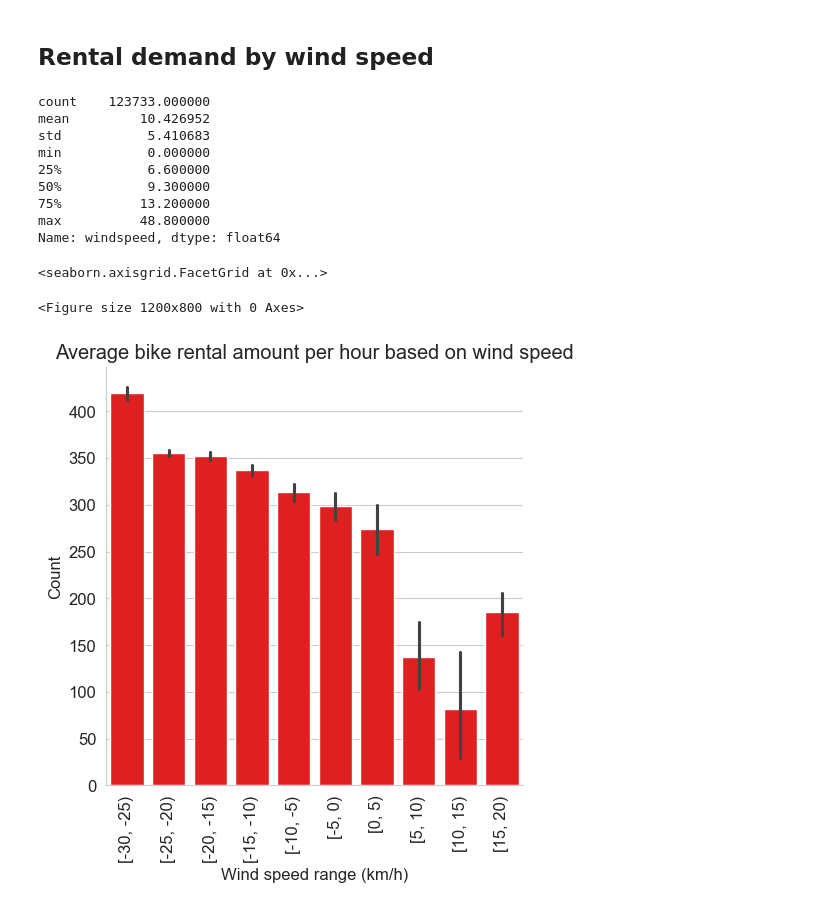
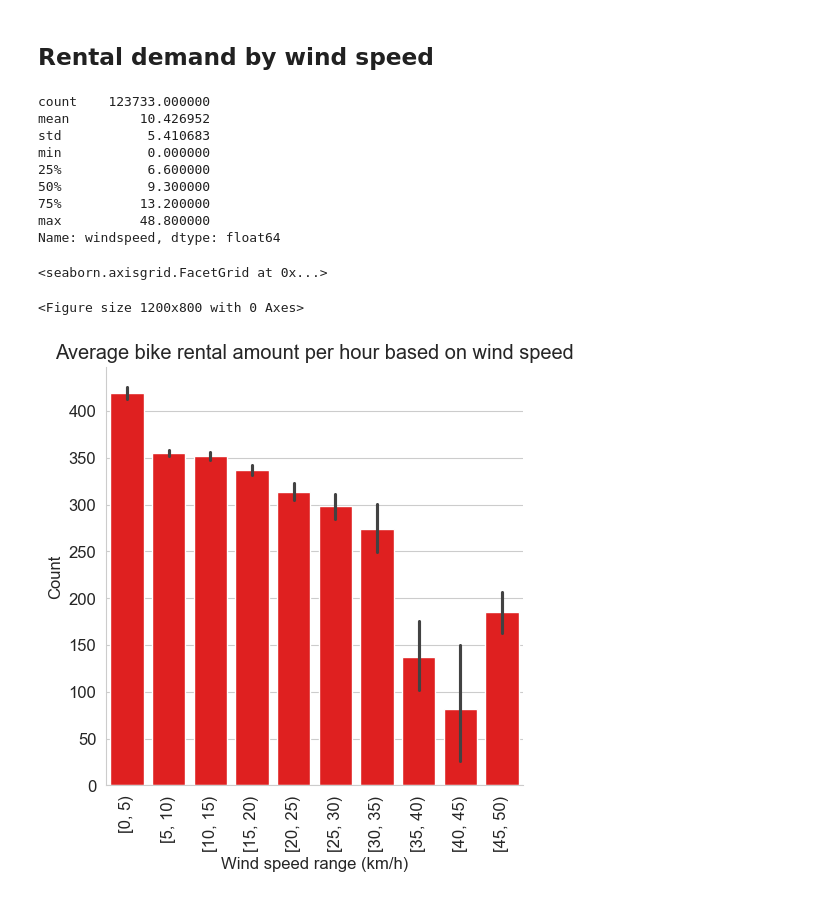
Before and after one commit to Scarch/ProjectE8, a Jupyter notebook: analysing_preparing_capitalBikeshareData.ipynb, the cells around one changed output. Drawn from its saved outputs; the diff is of its cells as text; code cells hidden in the pictures.

```diff
--- a/analysing_preparing_capitalBikeshareData.ipynb
+++ b/analysing_preparing_capitalBikeshareData.ipynb
@@ -947,33 +947,33 @@ for idx, row in bikesRentedPerHourCombinedData.iterrows():
         windspeed_bins.append(8)
     else:
         windspeed_bins.append(9)
 
 bikesRentedPerHourCombinedData['windspeed_bin'] = windspeed_bins
 
 categorical_plot = sns.catplot(data=bikesRentedPerHourCombinedData, x="windspeed_bin", y="count", kind='bar', color="red")
 xticklabels = []
 for x in range(0, 10):
-    start_speed = x * 5 - 30
-    end_speed = (x + 1) * 5 - 30
+    start_speed = x * 5
+    end_speed = (x + 1) * 5
     xticklabels.append("[" + str(start_speed) + ", " + str(end_speed) + ")")
 
 categorical_plot.set(xlabel='Wind speed range (km/h)', ylabel='Count',
                      title='Average bike rental amount per hour based on wind speed',
                      xticks=range(0, 10))
 categorical_plot.set_xticklabels(xticklabels, rotation=90)
 
 categorical_plot.fig.savefig("windspeed_bike_rental_barplot.png")
 categorical_plot
 # %% [output]
 count    123733.000000
 mean         10.426952
 std           5.410683
 min           0.000000
 25%           6.600000
 50%           9.300000
 75%          13.200000
 max          48.800000
 Name: windspeed, dtype: float64
 <seaborn.axisgrid.FacetGrid at 0x...>
 <Figure size 1200x800 with 0 Axes>
-[figure, old version]
+[figure, new version]
```
Also changed, not shown: parts of 2 cells of this notebook, 2 other files.
